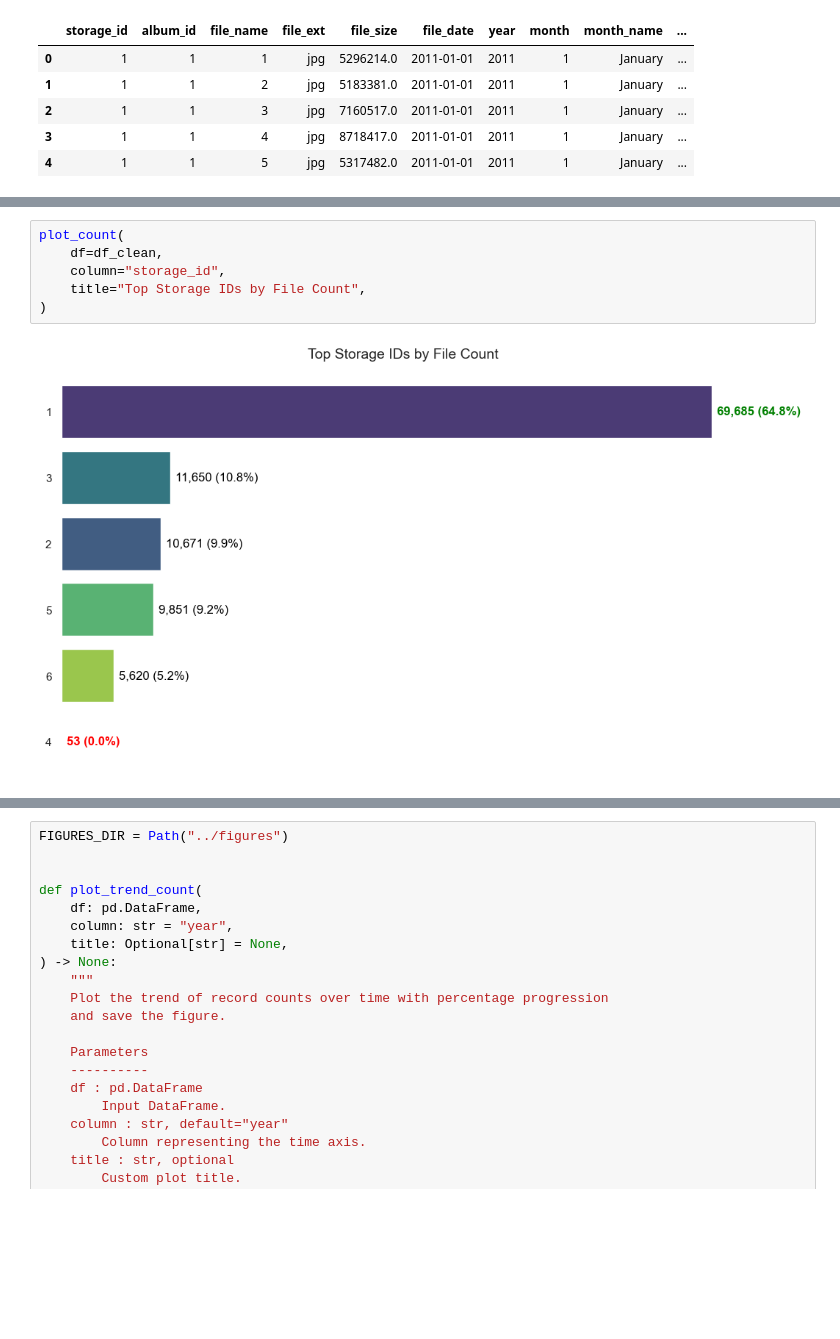
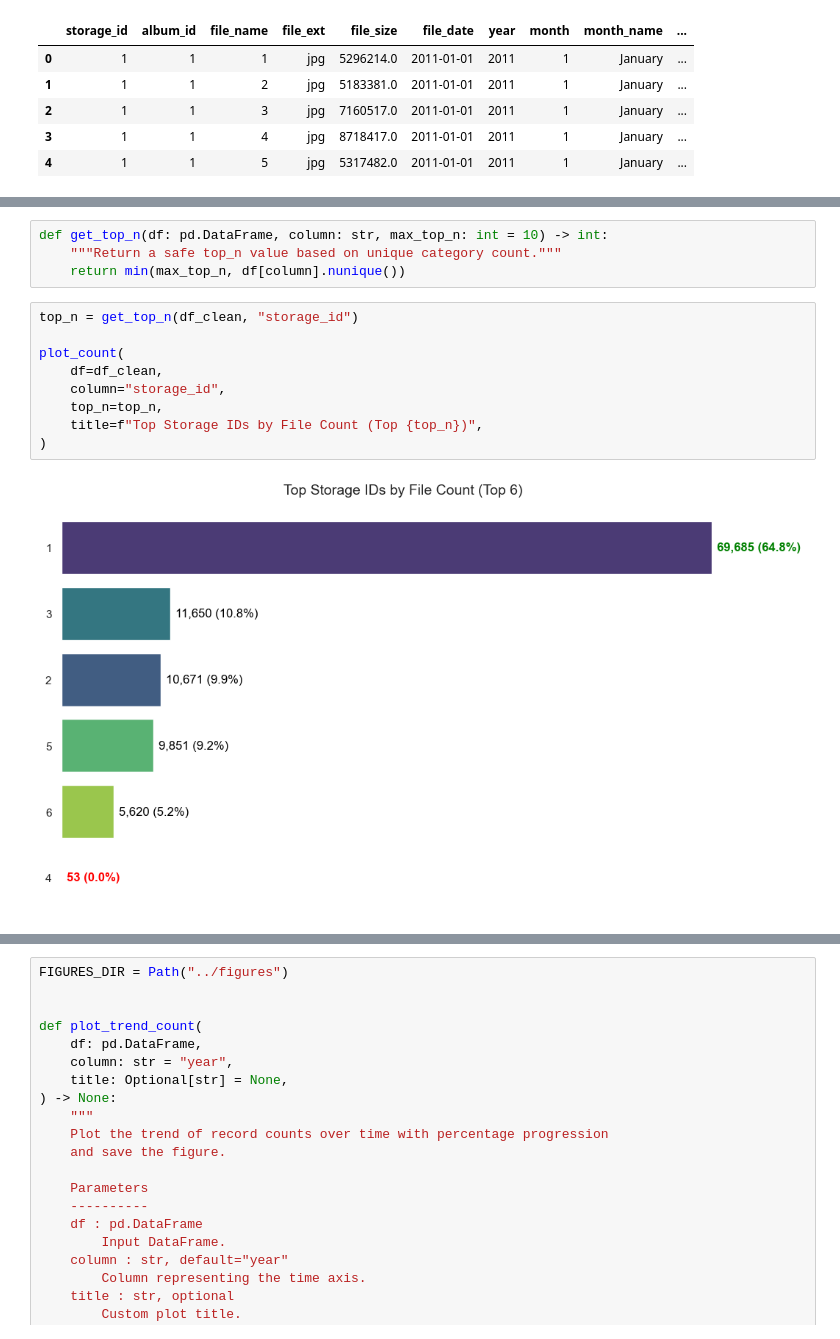
Before and after one commit to hansdarmawann/storage-story-1, a Jupyter notebook: notebooks/notebook.ipynb, the cells around one changed output, grey strips where cells are left out. Cells and saved outputs as stored; diff of their text form; blank space fills up the shorter version.

```diff
--- a/notebooks/notebook.ipynb
+++ b/notebooks/notebook.ipynb
@@ -387,10 +314,17 @@ def plot_sum(
     plt.show()
-# %%
-plot_count(
-    df=df_clean,
-    column="storage_id",
-    title="Top Storage IDs by File Count",
-)
-# %% [output]
-[figure, removed]
+# %%
+def get_top_n(df: pd.DataFrame, column: str, max_top_n: int = 10) -> int:
+    """Return a safe top_n value based on unique category count."""
+    return min(max_top_n, df[column].nunique())
+# %%
+top_n = get_top_n(df_clean, "storage_id")
+
+plot_count(
+    df=df_clean,
+    column="storage_id",
+    top_n=top_n,
+    title=f"Top Storage IDs by File Count (Top {top_n})",
+)
+# %% [output]
+[figure, added]
 # %%
```
Also changed, not shown: parts of 7 cells of this notebook, 9 other files.
